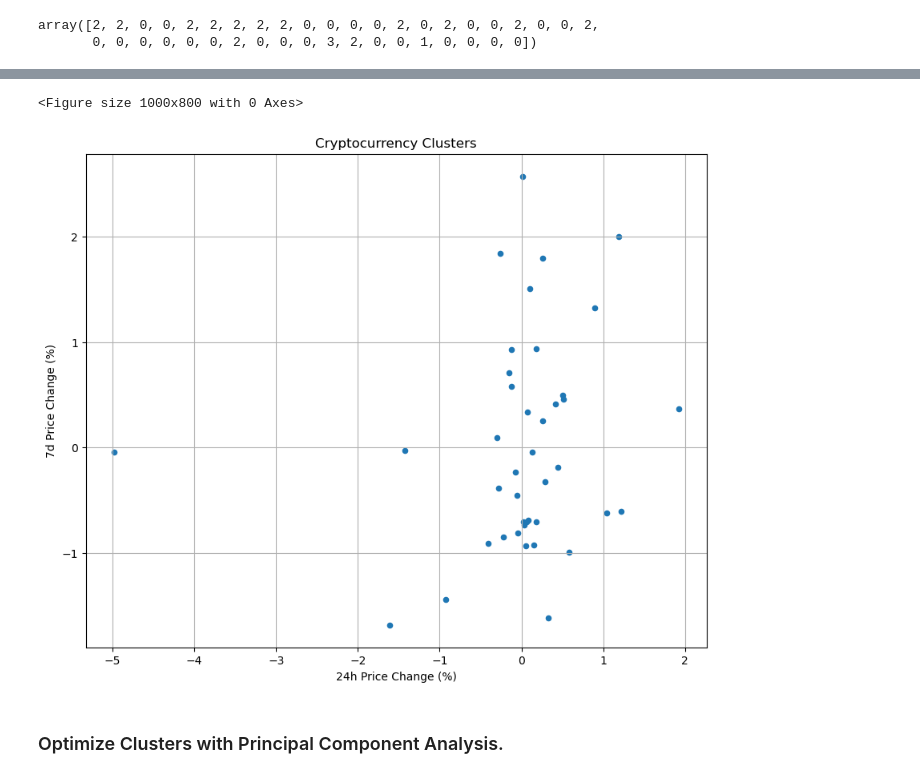
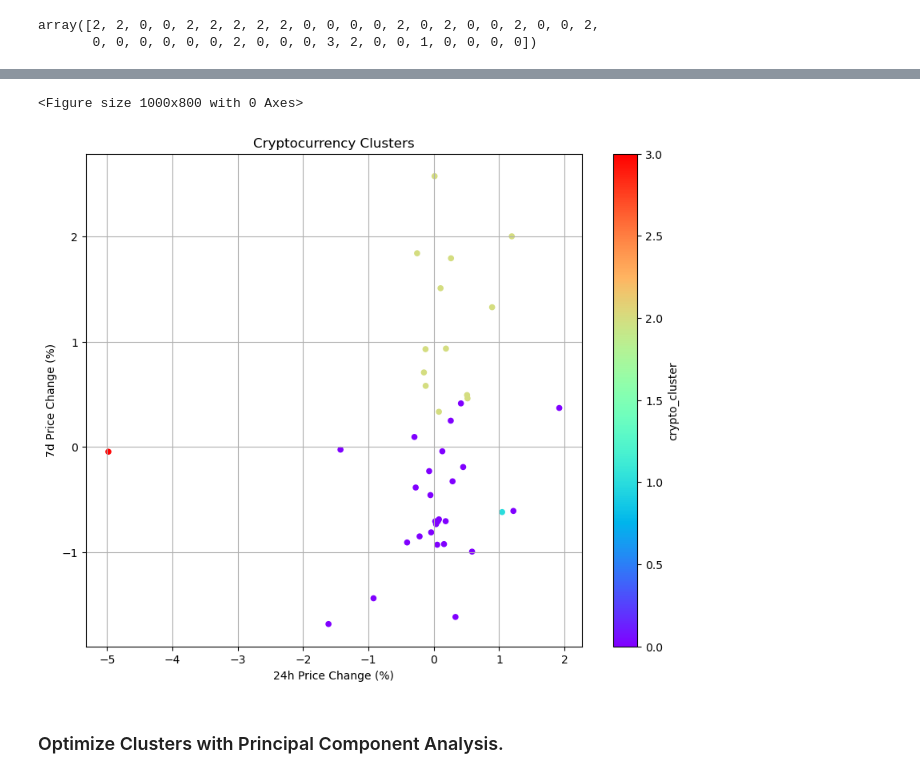
Before and after one commit to Kidalv85/CryptoClustering, a Jupyter notebook: Crypto_Clustering.ipynb, the cells around one changed output, grey strips where cells are left out. Drawn from its saved outputs; the diff is of its cells as text; code cells hidden in the pictures.

```diff
--- a/Crypto_Clustering.ipynb
+++ b/Crypto_Clustering.ipynb
@@ -43,17 +43,18 @@ market_data_df.describe()
 ### Prepare the Data
 # %%
 # Use the `StandardScaler()` module from scikit-learn to normalize the data from the CSV file
-scaled_data = StandardScaler().fit_transform(market_data_df)
+columns = ["price_change_percentage_24h", "price_change_percentage_7d",\
+            "price_change_percentage_14d","price_change_percentage_30d",\
+            "price_change_percentage_60d","price_change_percentage_200d",\
+            "price_change_percentage_1y"]
+scaled_data = StandardScaler().fit_transform(market_data_df[columns])
 # %%
 # Create a DataFrame with the scaled data
-market_data_scaled_df = pd.DataFrame(scaled_data,columns=["price_change_percentage_24h", "price_change_percentage_7d",\
-                                                                            "price_change_percentage_14d","price_change_percentage_30d",\
-                                                                            "price_change_percentage_60d","price_change_percentage_200d",\
-                                                                            "price_change_percentage_1y"])
+market_data_scaled_df = pd.DataFrame(scaled_data,columns=columns)
 # Copy the crypto names from the original data
-market_data_scaled_df['coin_id'] = market_data_df.index
+market_data_scaled_df['crypto_names'] = market_data_df.index
 # Set the coinid column as index
-market_data_scaled_df = market_data_scaled_df.set_index('coin_id')
+market_data_scaled_df = market_data_scaled_df.set_index('crypto_names')
 # Display sample data
 market_data_scaled_df.head()
 # %% [output]
@@ -169,22 +170,23 @@ market_data_scaled_df.head()
 # %%
 # Create a scatter plot using Pandas plot by setting
 # `x="price_change_percentage_24h"` and `y="price_change_percentage_7d"`.
 # Use "rainbow" for the color to better visualize the data.
 plt.figure(figsize=(10, 8))
-scatter_plot = clustered_df.plot.scatter(
-    x='price_change_percentage_24h',
-    y='price_change_percentage_7d',
+scatter_plot = market_data_scaled_df.plot.scatter(
+    x="price_change_percentage_24h",
+    y="price_change_percentage_7d",
+    c="crypto_cluster",
     colormap='rainbow',
     figsize=(10, 8),
     title='Cryptocurrency Clusters'
 )
 plt.xlabel('24h Price Change (%)')
 plt.ylabel('7d Price Change (%)')
 plt.grid(True)
 plt.show()
 # %% [output]
 <Figure size 1000x800 with 0 Axes>
-[figure, old version]
+[figure, new version]
 # %% [markdown]
 ### Optimize Clusters with Principal Component Analysis.
 # %%
```
Also changed, not shown: parts of 8 cells of this notebook.
